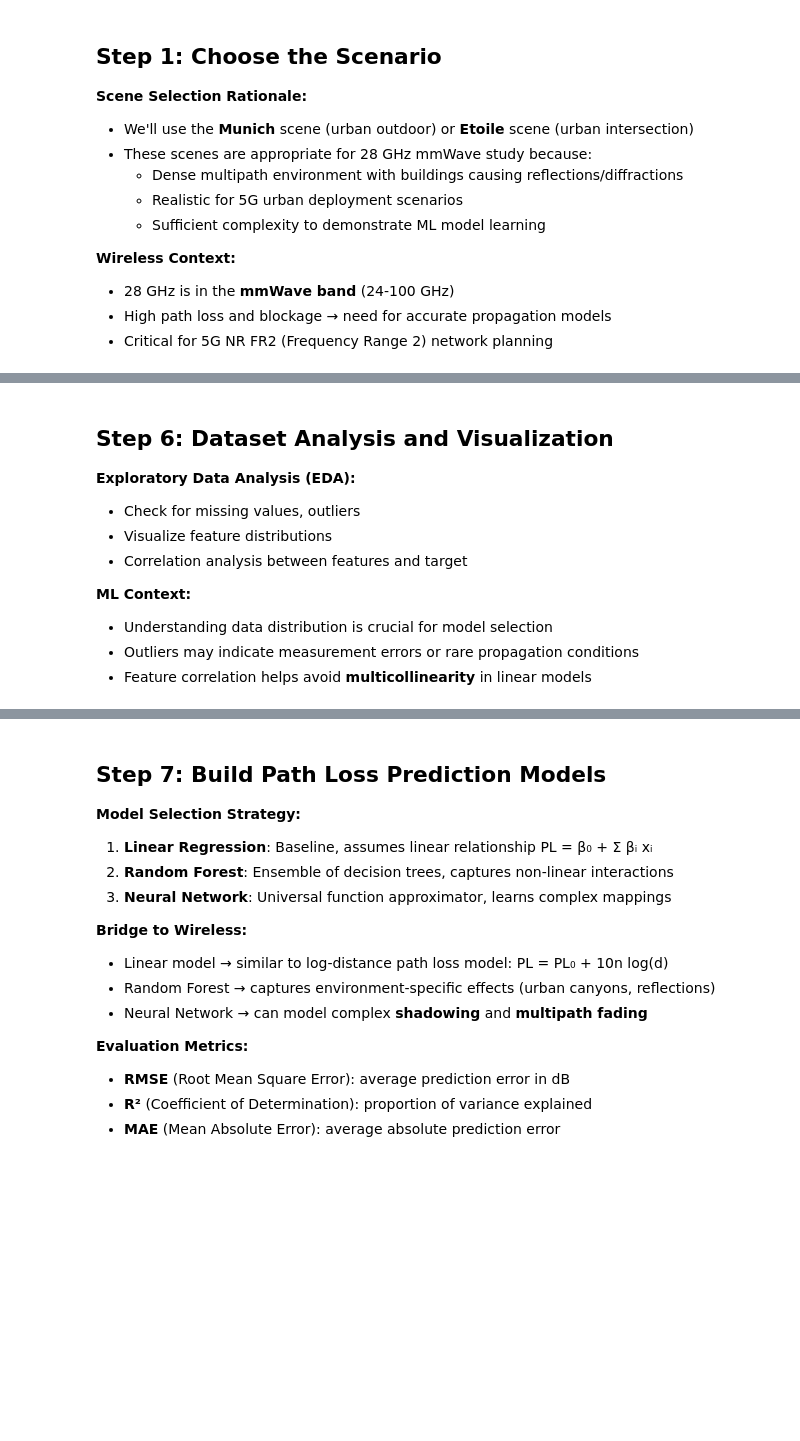
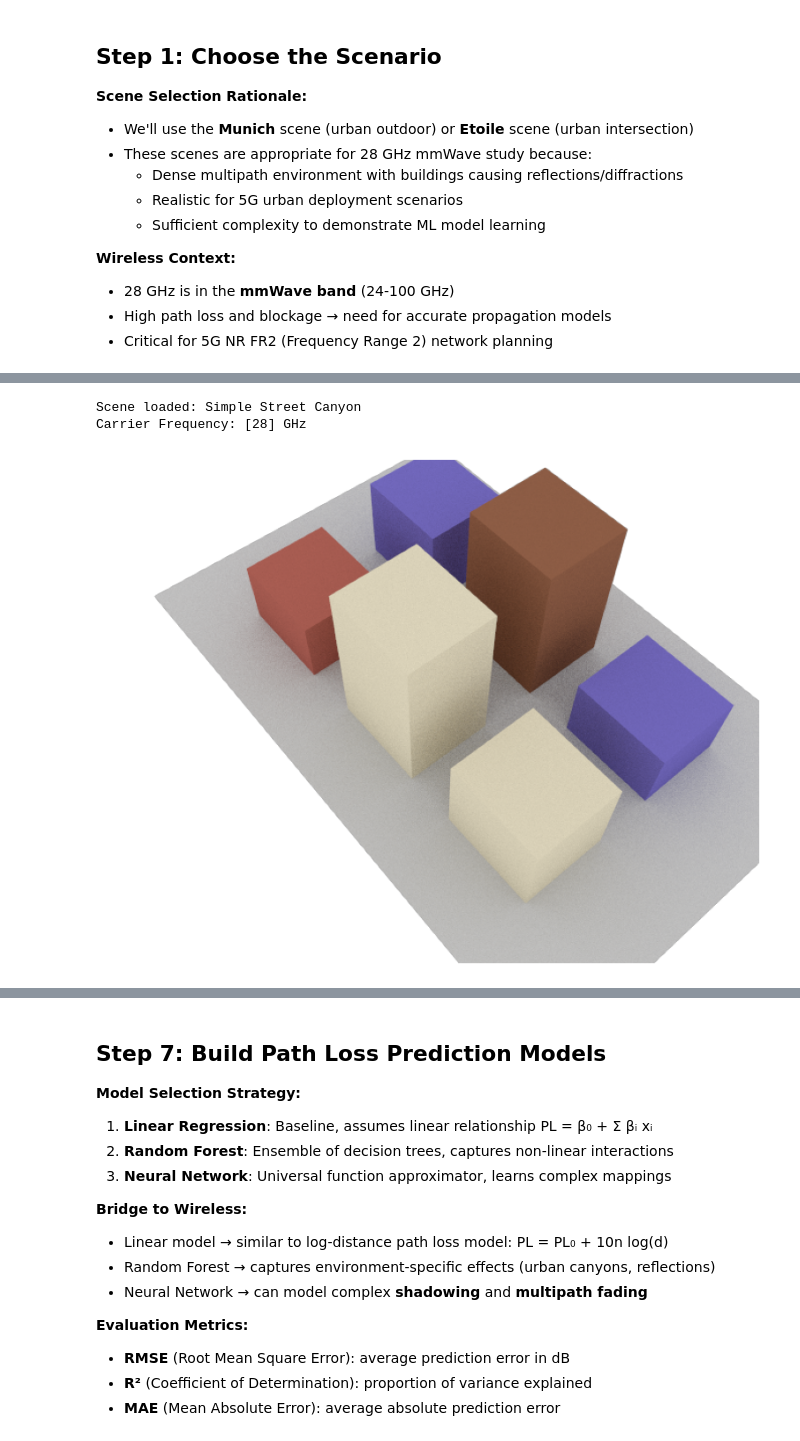
Before and after one commit to SaM27my/EE58009_ML_WC_Assinments, a Jupyter notebook: path_loss_prediction.ipynb, the cells around one changed output, grey strips where cells are left out. Drawn from its saved outputs; the diff is of its cells as text; code cells hidden in the pictures; blank space fills up the shorter version.

```diff
--- a/path_loss_prediction.ipynb
+++ b/path_loss_prediction.ipynb
@@ -392,12 +106,0 @@ dataset = perform_ray_tracing_and_extract_features(scene, RX_GRID[:100])  # Star
-# %% [markdown]
-## Step 6: Dataset Analysis and Visualization
-
-**Exploratory Data Analysis (EDA):**
-- Check for missing values, outliers
-- Visualize feature distributions
-- Correlation analysis between features and target
-
-**ML Context:**
-- Understanding data distribution is crucial for model selection
-- Outliers may indicate measurement errors or rare propagation conditions
-- Feature correlation helps avoid **multicollinearity** in linear models
@@ -468,0 +112,19 @@ print("Dataset saved to 'path_loss_dataset.csv'")
+# %%
+# Load the simple street canyon scene
+scene = load_scene(sionna.rt.scene.simple_street_canyon)
+
+# Set carrier frequency to 28 GHz (mmWave)
+scene.frequency = 28e9  # Hz
+
+# Create camera for visualization
+my_cam = Camera(position=[-100, 100, 200], look_at=[-15, 30, 28])
+
+# Render the scene
+scene.render(camera=my_cam, resolution=[650, 500], num_samples=128)
+
+print(f"Scene loaded: Simple Street Canyon")
+print(f"Carrier Frequency: {scene.frequency/1e9} GHz")
+# %% [output]
+Scene loaded: Simple Street Canyon
+Carrier Frequency: [28] GHz
+[figure, added]
```
Also changed, not shown: parts of 39 cells of this notebook.
